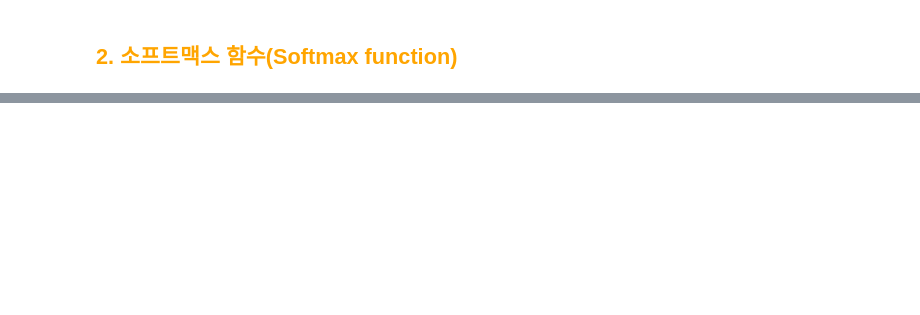
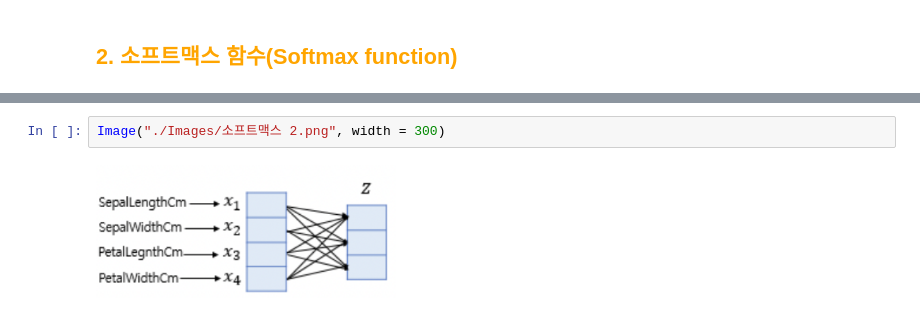
Before and after one commit to DaeWang-Ima/Python-PyTorch, a Jupyter notebook: PyTorch로 시작하는 딥러닝 입문/04_소프트맥스 회귀(Softmax Regression).ipynb, the cells around one changed output, grey strips where cells are left out. Drawn from its saved outputs; the diff is of its cells as text; blank space fills up the shorter version.

```diff
--- a/PyTorch로 시작하는 딥러닝 입문/04_소프트맥스 회귀(Softmax Regression).ipynb
+++ b/PyTorch로 시작하는 딥러닝 입문/04_소프트맥스 회귀(Softmax Regression).ipynb
@@ -156,0 +201,4 @@ $가설 : H(X) = softmax(XW + B)$
+# %%
+Image("./Images/소프트맥스 2.png", width = 300)
+# %% [output]
+[figure, added]
```
Also changed, not shown: parts of 137 cells of this notebook, 23 other files.
